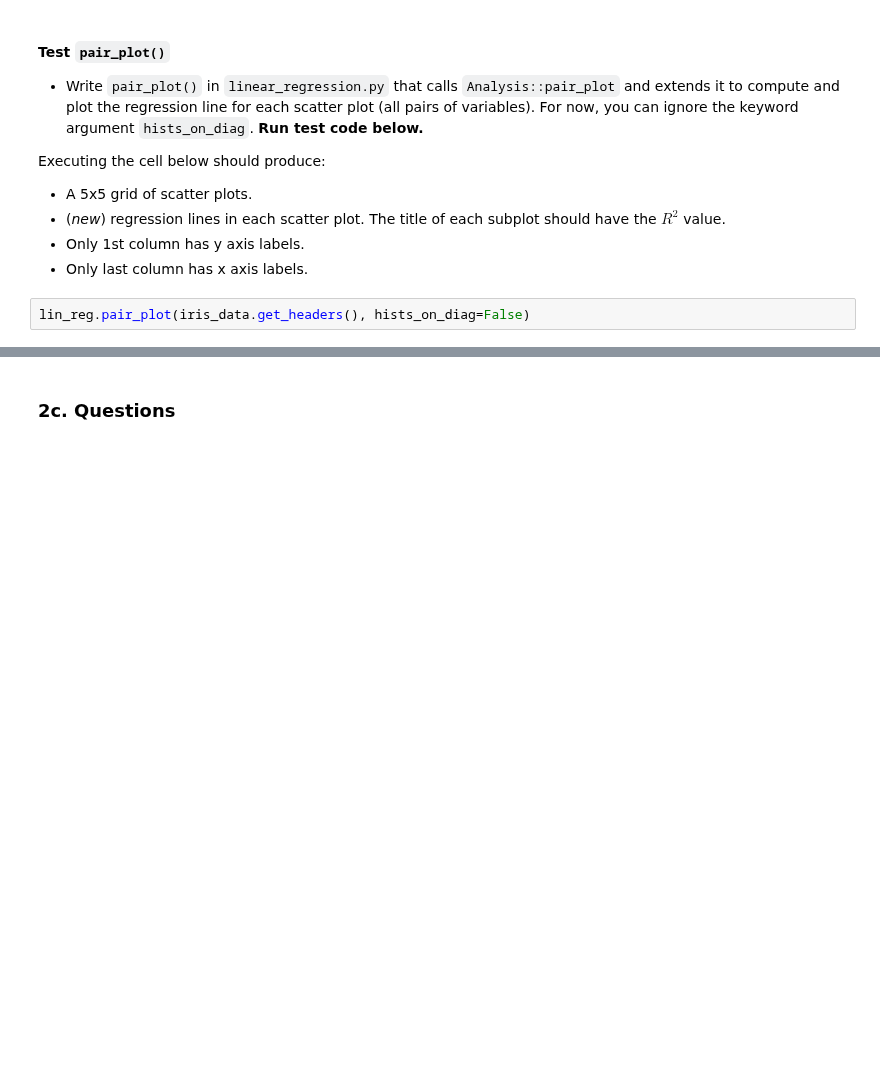
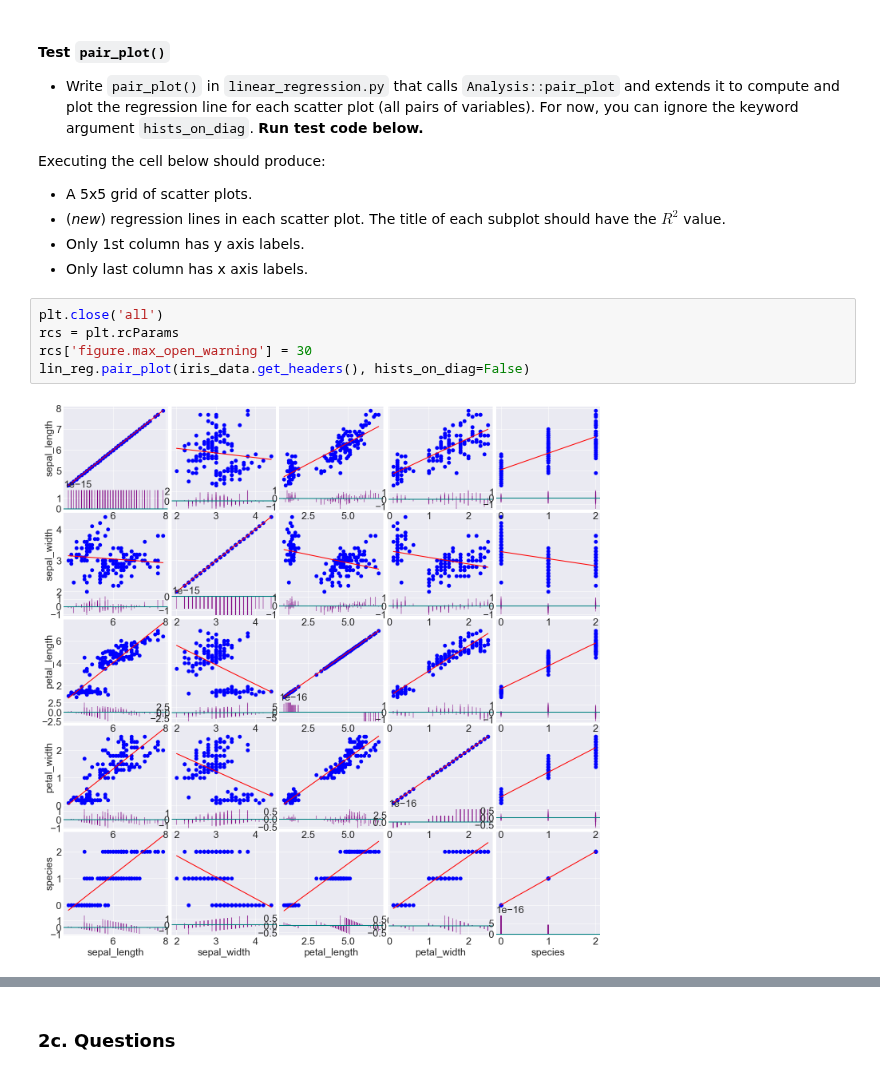
Before and after one commit to schiffinor/dataVisualization, a Jupyter notebook: Project3/linear_regression.ipynb, the cells around one changed output, grey strips where cells are left out. Saved outputs shown, nothing was run; the diff lists cells and outputs as text; blank space fills up the shorter version.

```diff
--- a/Project3/linear_regression.ipynb
+++ b/Project3/linear_regression.ipynb
@@ -285,4 +286,9 @@ Executing the cell below should produce:
 - Only 1st column has y axis labels.
 - Only last column has x axis labels.
 # %%
+plt.close('all')
+rcs = plt.rcParams
+rcs['figure.max_open_warning'] = 30
 lin_reg.pair_plot(iris_data.get_headers(), hists_on_diag=False)
+# %% [output]
+[figure, added]
```
Also changed, not shown: parts of 3 cells of this notebook, 2 other files.
